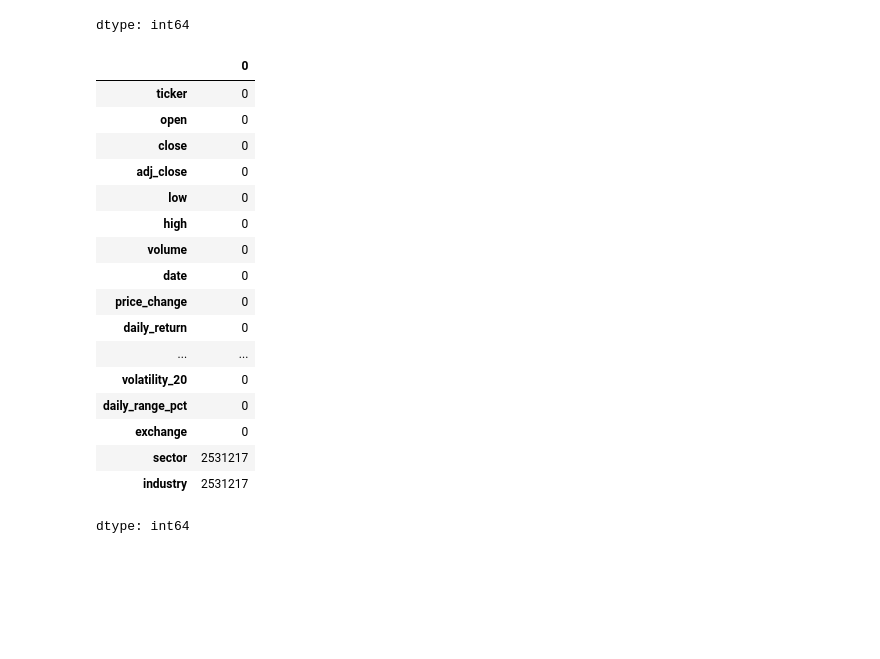
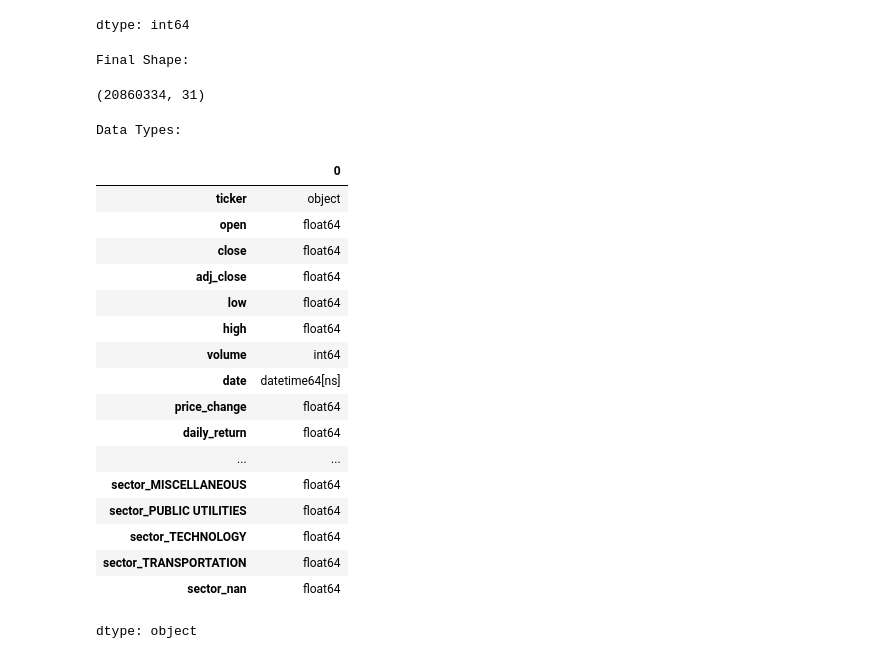
Before and after one commit to RonGopal/intro_to_AI, a Jupyter notebook: FinalProjectPt2rrg.ipynb, the cells around one changed output. Drawn from its saved outputs; the diff is of its cells as text; code cells hidden in the pictures; blank space fills up the shorter version.

```diff
--- a/FinalProjectPt2rrg.ipynb
+++ b/FinalProjectPt2rrg.ipynb
@@ -164,27 +164,6 @@ dtype: int64
 df = df.dropna(
     subset=['daily_return', 'close_lag_1', 'ma5', 'ma20', 'volatility_20']
 )
-# %%
-df.isna().sum()
-# %% [output]
-|  | 0 |
-| ticker | 0 |
-| open | 0 |
-| close | 0 |
-| adj_close | 0 |
-| low | 0 |
-| high | 0 |
-| volume | 0 |
-| date | 0 |
-| price_change | 0 |
-| daily_return | 0 |
-| ... | ... |
-| volatility_20 | 0 |
-| daily_range_pct | 0 |
-| exchange | 0 |
-| sector | 2531217 |
-| industry | 2531217 |
-dtype: int64
 # %%
 # One-hot encode 'exchange'
 exchange_encoder = OneHotEncoder(sparse_output=False)
@@ -199,3 +178,32 @@ sector_df = pd.DataFrame(encoded_sector, columns=sector_encoder.get_feature_name
 df = pd.concat([df, sector_df], axis=1).drop(columns=['sector'])
 # %%
 df.to_csv('stock_prepared.csv', index=False)
+# %%
+print('Final Shape:')
+df.shape
+# %% [output]
+Final Shape:
+(20860334, 31)
+# %%
+print('Data Types:')
+df.dtypes
+# %% [output]
+Data Types:
+|  | 0 |
+| ticker | object |
+| open | float64 |
+| close | float64 |
+| adj_close | float64 |
+| low | float64 |
+| high | float64 |
+| volume | int64 |
+| date | datetime64[ns] |
+| price_change | float64 |
+| daily_return | float64 |
+| ... | ... |
+| sector_MISCELLANEOUS | float64 |
+| sector_PUBLIC UTILITIES | float64 |
+| sector_TECHNOLOGY | float64 |
+| sector_TRANSPORTATION | float64 |
+| sector_nan | float64 |
+dtype: object
```
Also changed, not shown: parts of 3 cells of this notebook.
